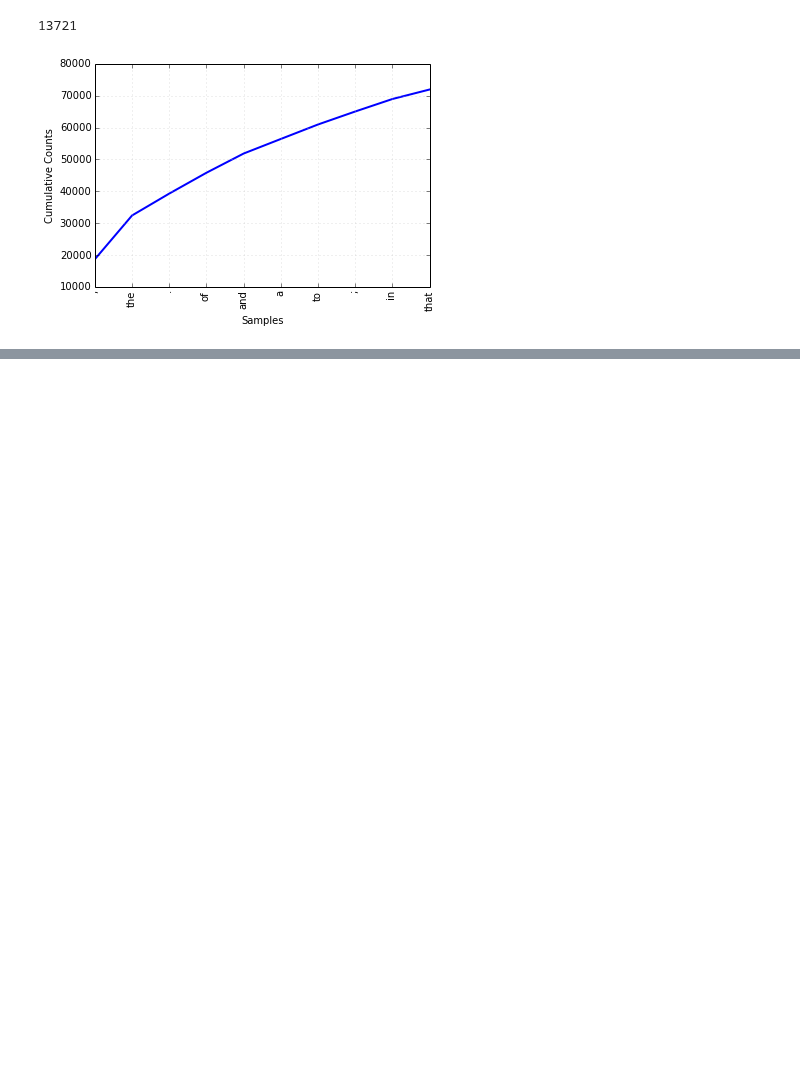
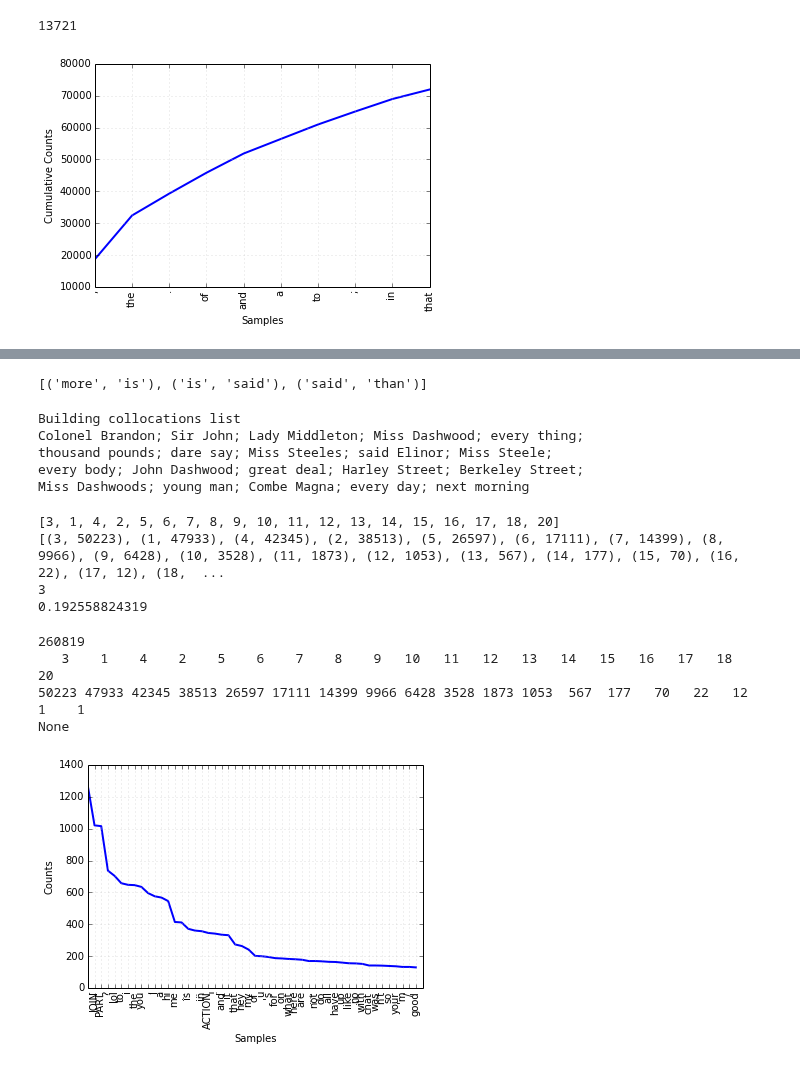
Before and after one commit to Dawny33/Data-Mining-and-ML, a Jupyter notebook: NLP/Learning NLP.ipynb, the cells around one changed output, grey strips where cells are left out. Drawn from its saved outputs; the diff is of its cells as text; code cells hidden in the pictures; blank space fills up the shorter version.

```diff
--- a/NLP/Learning NLP.ipynb
+++ b/NLP/Learning NLP.ipynb
@@ -139,0 +171,31 @@ fdist1.plot(10, cumulative=True)
+# %%
+bigrams(['more', 'is', 'said', 'than'])
+# %% [output]
+[('more', 'is'), ('is', 'said'), ('said', 'than')]
+# %%
+text2.collocations()
+# %% [output]
+Building collocations list
+Colonel Brandon; Sir John; Lady Middleton; Miss Dashwood; every thing;
+thousand pounds; dare say; Miss Steeles; said Elinor; Miss Steele;
+every body; John Dashwood; great deal; Harley Street; Berkeley Street;
+Miss Dashwoods; young man; Combe Magna; every day; next morning
+# %%
+fdist = FreqDist([len(w) for w in text1])
+print fdist.keys()
+print fdist.items()
+print fdist.max()
+print fdist.freq(3)
+# %% [output]
+[3, 1, 4, 2, 5, 6, 7, 8, 9, 10, 11, 12, 13, 14, 15, 16, 17, 18, 20]
+[(3, 50223), (1, 47933), (4, 42345), (2, 38513), (5, 26597), (6, 17111), (7, 14399), (8, 9966), (9, 6428), (10, 3528), (11, 1873), (12, 1053), (13, 567), (14, 177), (15, 70), (16, 22), (17, 12), (18,  ...
+3
+0.192558824319
+# %%
+print fdist.N()
+print fdist.tabulate()
+# %% [output]
+260819
+   3    1    4    2    5    6    7    8    9   10   11   12   13   14   15   16   17   18   20
+50223 47933 42345 38513 26597 17111 14399 9966 6428 3528 1873 1053  567  177   70   22   12    1    1
+None
@@ -139,0 +208,7 @@ fdist1.plot(10, cumulative=True)
+# %%
+#A try at the assignment in the nltk book.
+
+zz = FreqDist(text5)
+zz.plot(50, cumulative = False)
+# %% [output]
+[figure, added]
```
Also changed, not shown: parts of 9 cells of this notebook.
